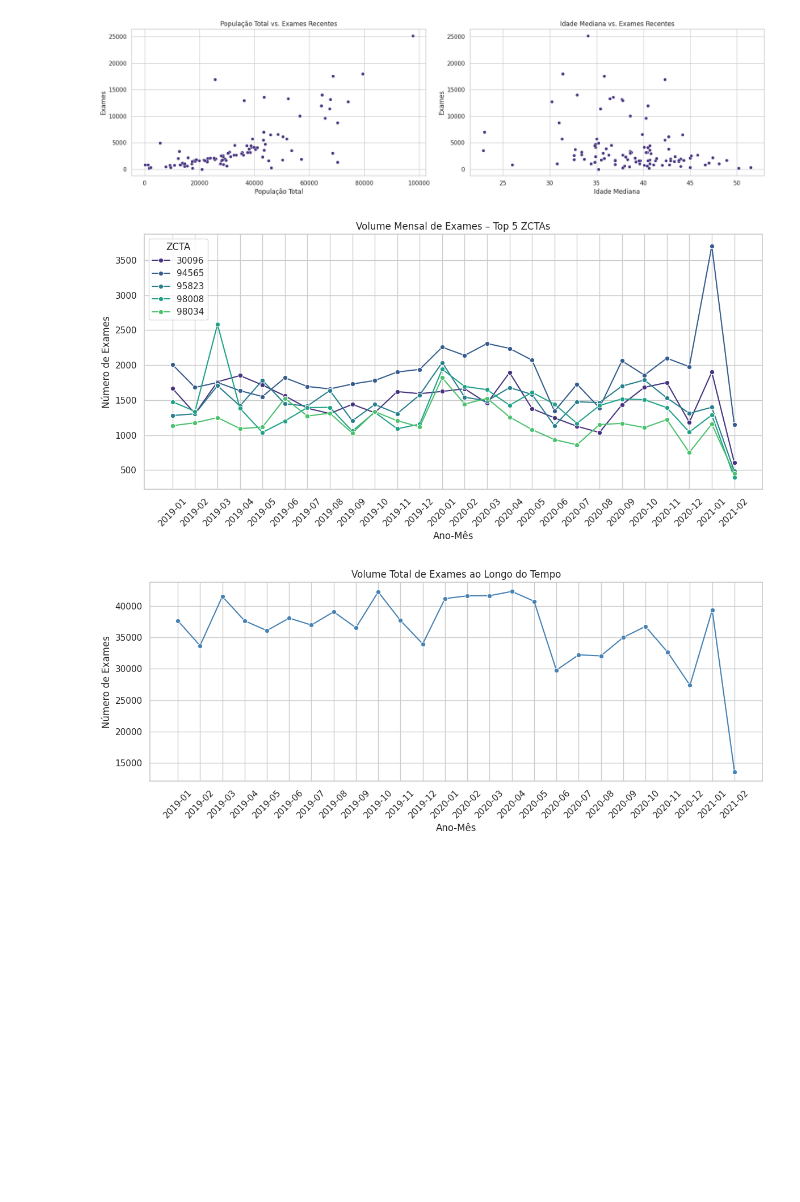
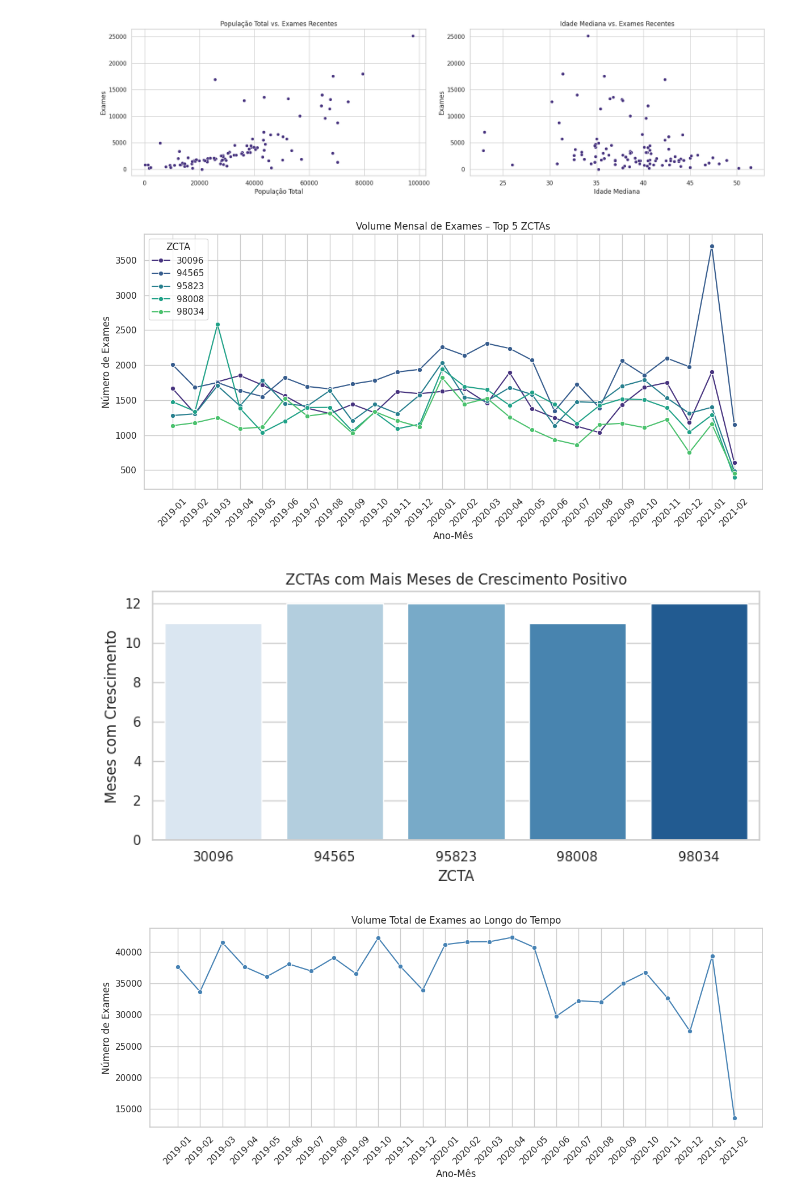
Before and after one commit to ezschneider/labs-strategic-expansion, a Jupyter notebook: notebooks/H2_actual_exams_performace.ipynb, the cells around one changed output. Drawn from its saved outputs; the diff is of its cells as text; code cells hidden in the pictures; blank space fills up the shorter version.

```diff
--- a/notebooks/H2_actual_exams_performace.ipynb
+++ b/notebooks/H2_actual_exams_performace.ipynb
@@ -152,29 +152,51 @@ plt.show()
 # %%
 # Extrai ano-mês
 dfs['transactional']['YearMonth'] = dfs['transactional']['Date of service'].dt.to_period('M').astype(str)
 
 # Agrupa por ZCTA e mês
 df_series = dfs['transactional'].groupby(['YearMonth', 'ZCTA']).size().reset_index(name='num_exames')
 
 # Seleciona os Top 5 ZCTAs com maior volume total
 top_zctas = (
     df_series.groupby('ZCTA')['num_exames'].sum()
     .sort_values(ascending=False).head(5).index.tolist()
 )
 
 # Filtra somente esses ZCTAs
 df_top_series = df_series[df_series['ZCTA'].isin(top_zctas)]
 
+# 📈 Gráfico 1 – Série temporal mensal
 plt.figure(figsize=(12, 6))
 sns.lineplot(data=df_top_series, x='YearMonth', y='num_exames', hue='ZCTA', marker='o')
 plt.title('Volume Mensal de Exames – Top 5 ZCTAs')
 plt.xlabel('Ano-Mês')
 plt.ylabel('Número de Exames')
 plt.xticks(rotation=45)
 plt.tight_layout()
 plt.show()
+
+# 📊 Gráfico 2 – Crescimento entre os dois últimos meses
+
+# Reordena a série por ZCTA e mês
+df_sorted = df_top_series.sort_values(['ZCTA', 'YearMonth'])
+
+# Calcula a diferença mês a mês
+df_sorted['crescimento'] = df_sorted.groupby('ZCTA')['num_exames'].diff()
+
+# Conta quantos meses tiveram crescimento positivo por ZCTA
+crescimento_consistente = df_sorted.groupby('ZCTA')['crescimento'].apply(lambda x: (x > 0).sum()).reset_index()
+crescimento_consistente.columns = ['ZCTA', 'meses_com_crescimento']
+
+plt.figure(figsize=(8, 4))
+sns.barplot(data=crescimento_consistente, x='ZCTA', hue='ZCTA', y='meses_com_crescimento', palette='Blues')
+plt.title('ZCTAs com Mais Meses de Crescimento Positivo')
+plt.xlabel('ZCTA')
+plt.ylabel('Meses com Crescimento')
+plt.tight_layout()
+plt.show()
 # %% [output]
 [figure]
+[figure, added]
 # %%
 # Agrupa por mês e soma exames
 df_global_series = dfs['transactional'].groupby('YearMonth').size().reset_index(name='num_exames')
```
Also changed, not shown: parts of 8 cells of this notebook, 3 other files.
